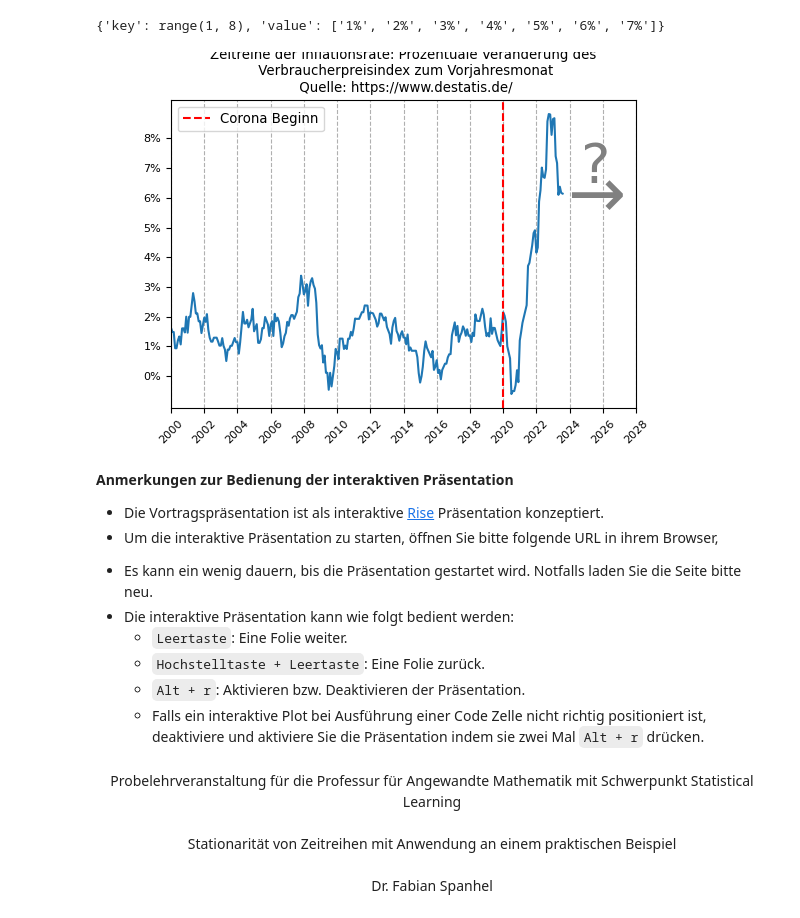
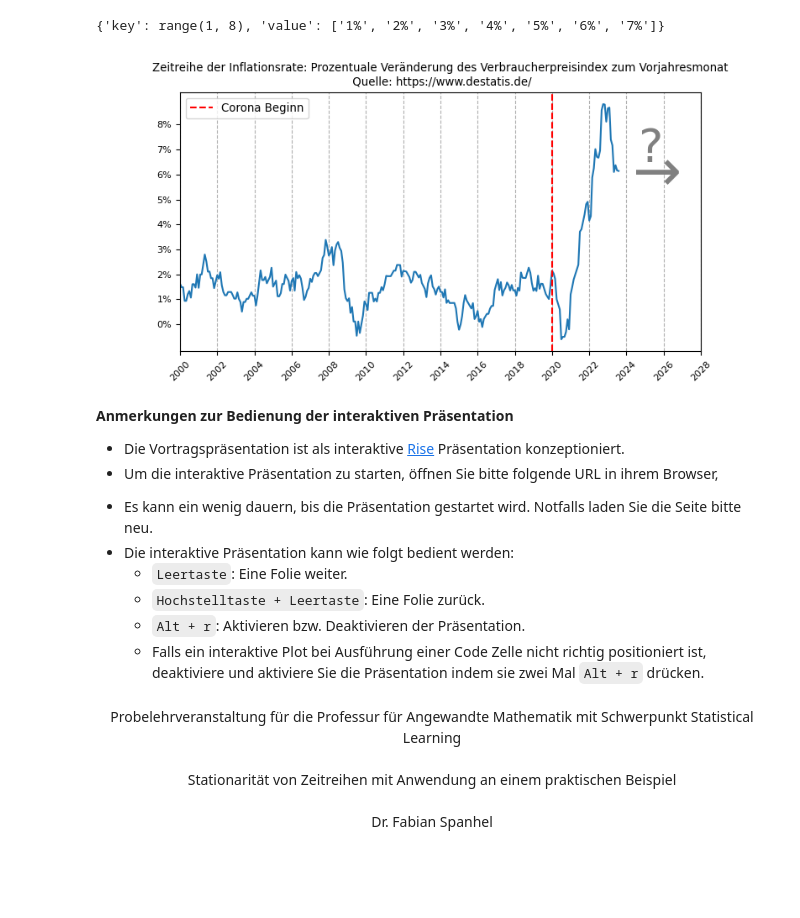
Before and after one commit to FSpanhel/plv_1, a Jupyter notebook: presentation.ipynb, the cells around one changed output. Saved outputs shown, nothing was run; the diff lists cells and outputs as text; code cells hidden in the pictures; blank space fills up the shorter version.

```diff
--- a/presentation.ipynb
+++ b/presentation.ipynb
@@ -89,9 +89,10 @@ y_ticks
 # %% [output]
 {'key': range(1, 8), 'value': ['1%', '2%', '3%', '4%', '5%', '6%', '7%']}
 # %%
+import matplotlib.pyplot as plt
 def plot_inf():
     import matplotlib as mpl
-    figsize = (6, 4)
+    figsize = (8, 4)
 
     mpl.rcParams['font.size'] = 8
     import matplotlib.pyplot as plt
@@ -112,7 +113,7 @@ def plot_inf():
     ax.plot(y.index, y)
     ax.set_xlim(y.index.min(), pd.Timestamp(y_max))
     ax.set_title(
-            "Zeitreihe der Inflationsrate: Prozentuale Veränderung des\n Verbraucherpreisindex"
+            "Zeitreihe der Inflationsrate: Prozentuale Veränderung des Verbraucherpreisindex"
             " zum Vorjahresmonat\n Quelle: https://www.destatis.de/"
         )
 
@@ -122,34 +123,36 @@ def plot_inf():
     ax.legend(fontsize="large")
 
     # ax.xaxis.set_major_locator(MaxNLocator(integer=True))
     # ax.xaxis.set_major_locator(MultipleLocator(1))
     # ax.yaxis.set_major_locator(MaxNLocator(integer=True))
     ax.grid(True, axis='x', linestyle='--', which='major')
     # ax.xaxis.set_major_locator(plt.MultipleLocator(1))
 
     # ax.set_xticks(inflation.index.strftime('%Y')[::48].to_numpy().tolist(), rotation=45)
 
     xticks = pd.date_range(y.index.min(), y_max, freq= "MS")
 
     cycle = 24
     ax.set_xticks(xticks[::cycle], xticks.strftime('%Y')[::cycle], rotation=45);
     # ax.set_yticks(y.index[::12], y.index.strftime('%Y')[::12], rotation=45);
 
     mpl.rcParams['font.size'] = 14;
 
     y_ticks = {}
     y_ticks["key"] = range(0, 8 + 1)
     y_ticks["value"] = [f"{y}%" for y in y_ticks["key"]]
 
 
     ax.set_yticks(y_ticks["key"], y_ticks["value"])
 
     ax.text(pd.Timestamp("2024-09"), 6.5, "?", fontsize=40, color="gray") # , ha='center', va='center')
     ax.annotate("→", (pd.Timestamp("2025-09"), 6), fontsize=50, ha='center', va='center', color="gray")
 
 plot_inf()
+
+plt.savefig('inflation.png', dpi=300)
 # %% [output]
-[figure, old version]
+[figure, new version]
 # %%
 # For interactive plots
 %matplotlib ipympl
@@ -173,7 +178,7 @@ seed_value = 0; np.random.seed(seed_value);
 # %% [markdown]
 **Anmerkungen zur Bedienung der interaktiven Präsentation**
 
-- Die Vortragspräsentation ist als interaktive [Rise](https://rise.readthedocs.io/en/latest/) Präsentation konzeptiert.
+- Die Vortragspräsentation ist als interaktive [Rise](https://rise.readthedocs.io/en/latest/) Präsentation konzeptioniert.
 - Um die interaktive Präsentation zu starten, öffnen Sie bitte folgende URL in ihrem Browser,
 <!-- oder scannen den QR Code -> kann ja das dann nicht bedienen? -->
 - Es kann ein wenig dauern, bis die Präsentation gestartet wird. Notfalls laden Sie die Seite bitte neu.
```
Also changed, not shown: parts of 42 cells of this notebook, 3 other files.
